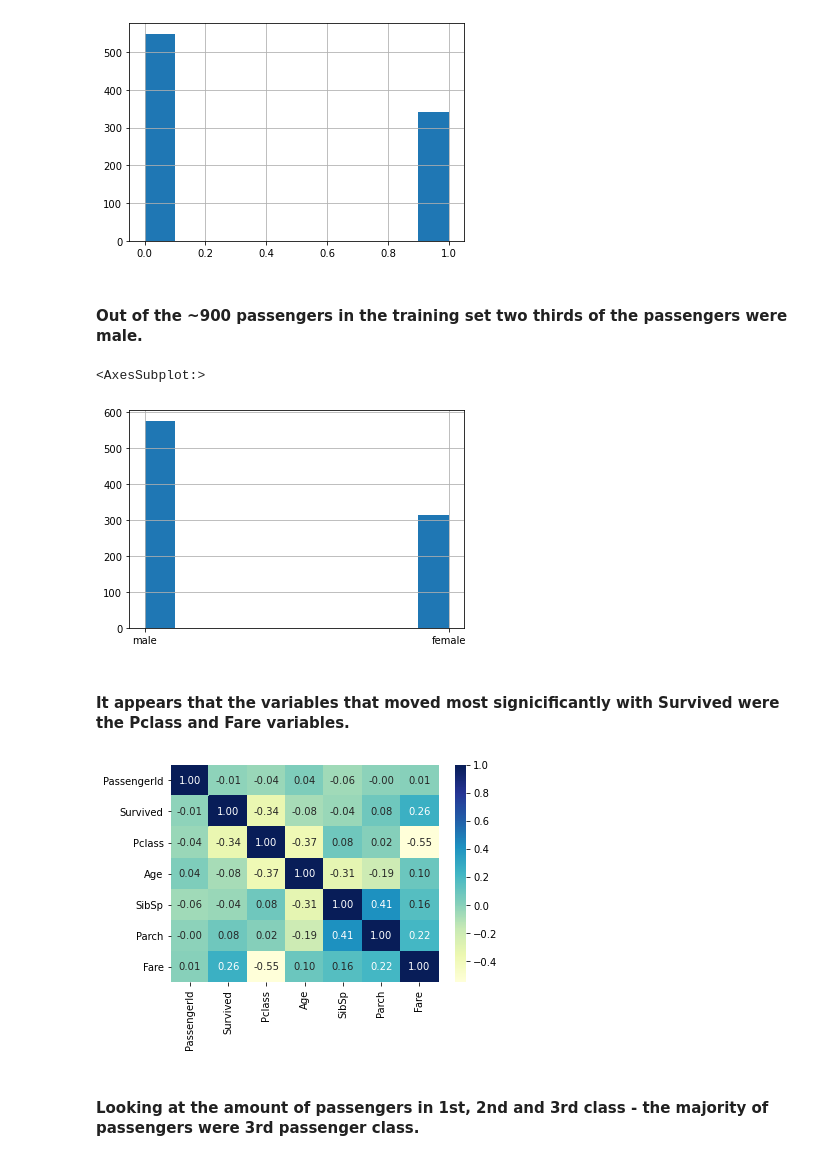
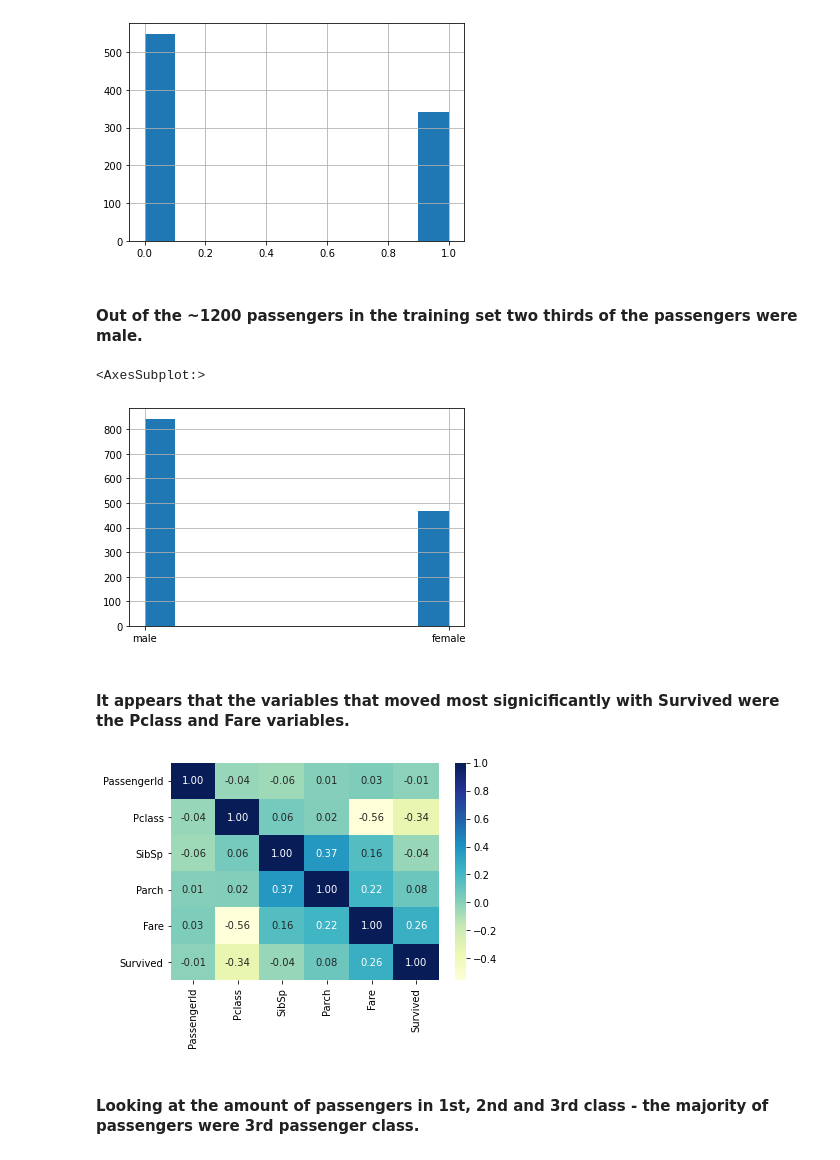
Before and after one commit to Thop2/TitanicSurvivalPrediction, a Jupyter notebook: TitanicEDA.ipynb, the cells around one changed output. Cells and saved outputs as stored; diff of their text form; code cells hidden in the pictures.

```diff
--- a/TitanicEDA.ipynb
+++ b/TitanicEDA.ipynb
@@ -27,0 +30,4 @@ print(titanictrain.shape)
+# %%
+frames = [titanictest, titanictrain]
+fulldf = pd.concat(frames)
+fulldf.shape
@@ -83,0 +56,4 @@ Index(['PassengerId', 'Pclass', 'Name', 'Sex', 'Age', 'SibSp', 'Parch',
+# %%
+fulldf['Cabin'].fillna(fulldf['Cabin'].mode()[0], inplace=True)
+#fulldf['Age'].median
+#fulldf['Age'] = fulldf['Age'].fillna(34.5)
@@ -89,19 +81,19 @@ titanictrain['Survived'].hist()
 <AxesSubplot:>
 [figure]
 # %% [markdown]
-#### Out of the ~900 passengers in the training set two thirds of the passengers were male.
+#### Out of the ~1200 passengers in the training set two thirds of the passengers were male.
 # %%
-titanictrain['Sex'].hist()
+fulldf['Sex'].hist()
 # %% [output]
 <AxesSubplot:>
-[figure, old version]
+[figure, new version]
 # %% [markdown]
 #### It appears that the variables that moved most signicificantly with Survived were the Pclass and Fare variables.
 # %%
-sns.heatmap(titanictrain.corr(), cmap = "YlGnBu", annot=True, fmt=".2f")
+sns.heatmap(fulldf.corr(), cmap = "YlGnBu", annot=True, fmt=".2f")
 plt.show()
 # %% [output]
-[figure, old version]
+[figure, new version]
 # %% [markdown]
 #### Looking at the amount of passengers in 1st, 2nd and 3rd class - the majority of passengers were 3rd passenger class.
 # %%
```
Also changed, not shown: parts of 16 cells of this notebook.
